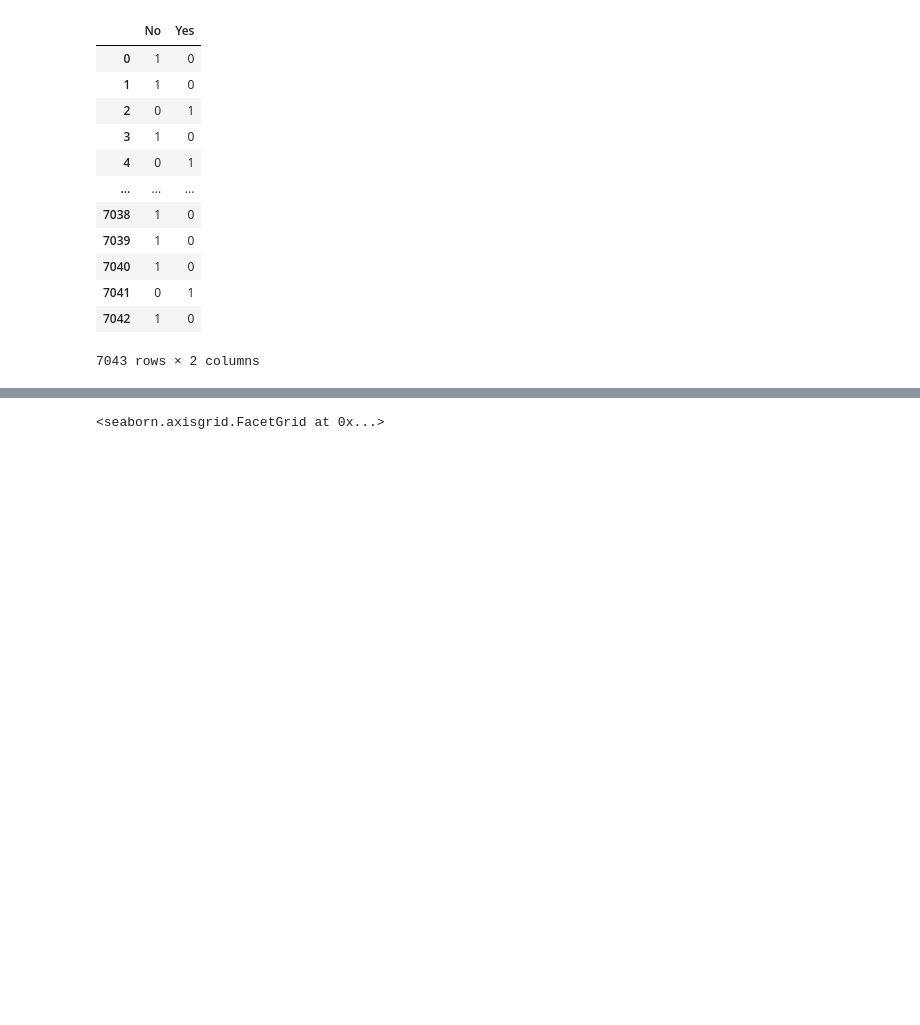
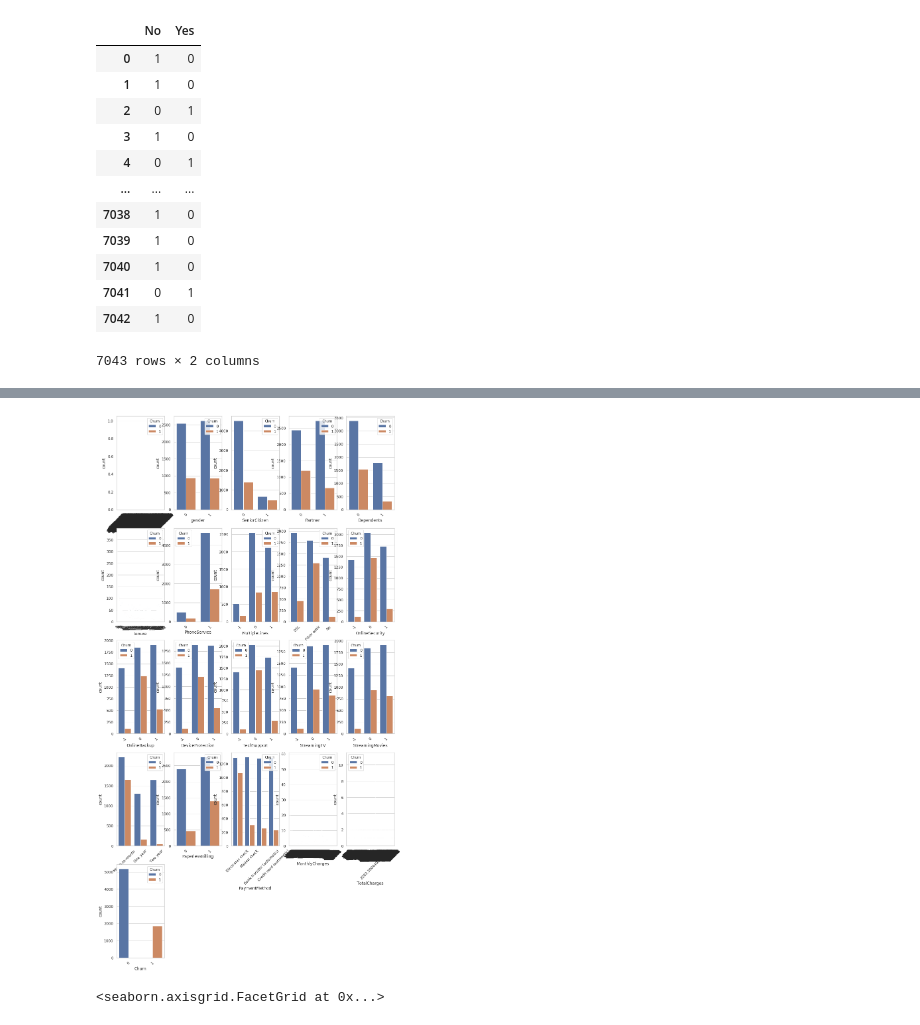
Before and after one commit to satishkannan1995/Project, a Jupyter notebook: Telco-problem dataset.ipynb, the cells around one changed output, grey strips where cells are left out. Saved outputs shown, nothing was run; the diff lists cells and outputs as text; code cells hidden in the pictures; blank space fills up the shorter version.

```diff
--- a/Telco-problem dataset.ipynb
+++ b/Telco-problem dataset.ipynb
@@ -604,0 +601,6 @@ df.head()
+# %%
+feature = ['customerID', 'gender', 'SeniorCitizen', 'Partner', 'Dependents',
+       'tenure', 'PhoneService', 'MultipleLines', 'InternetService',
+       'OnlineSecurity', 'OnlineBackup', 'DeviceProtection', 'TechSupport',
+       'StreamingTV', 'StreamingMovies', 'Contract', 'PaperlessBilling',
+       'PaymentMethod', 'MonthlyCharges', 'TotalCharges', 'Churn']
@@ -605,3 +627,11 @@ df.head()
+# %%
+plt.figure(figsize=(15,30))
+for i in enumerate(feature):
+    plt.subplot(5,5,i[0]+1)
+    sns.countplot(i[1],hue='Churn',data=df)
+    plt.xticks(rotation=45)
+# %% [output]
+[figure, added]
 # %%
 sns.set(style="whitegrid")
 g1=sns.catplot(x="Contract", y="Churn", data=df,kind="bar")
```
Also changed, not shown: parts of 19 cells of this notebook.
